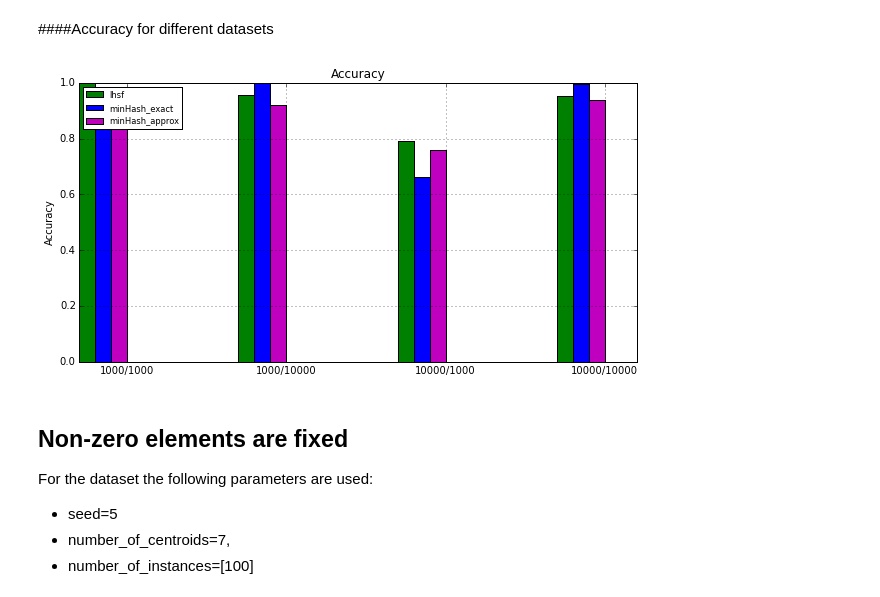
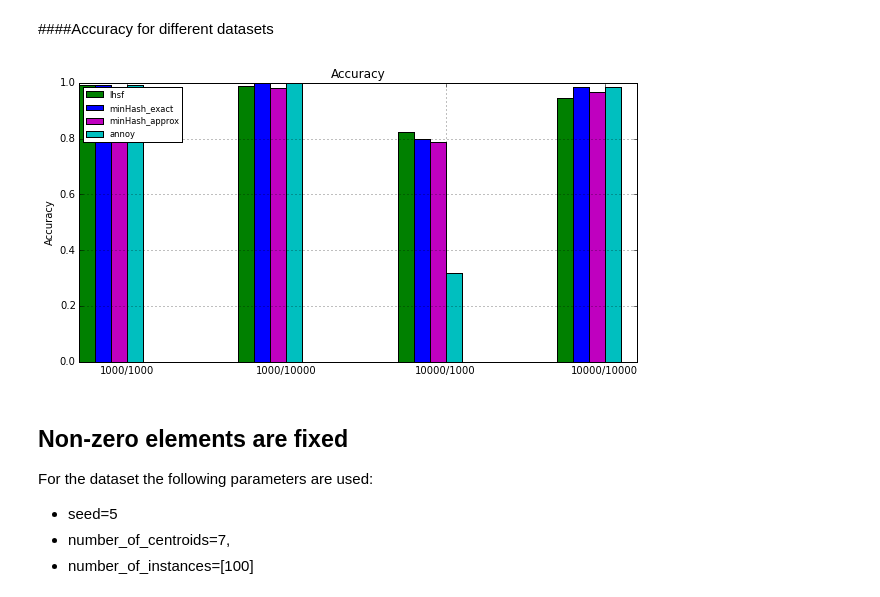
Before and after one commit to joachimwolff/sparse-neighbors-search, a Jupyter notebook: example/time.ipynb, the cells around one changed output. Saved outputs shown, nothing was run; the diff lists cells and outputs as text; code cells hidden in the pictures.

```diff
--- a/example/time.ipynb
+++ b/example/time.ipynb
@@ -113,11 +129,11 @@ plotData(data=returnValues[9:15], color=["r", "b", "m", "g"], label=["sklearn",
 # %% [markdown]
 ####Accuracy for different datasets
 # %%
-plotData(data=returnValues[15:], color=["g", "b", "m"], label=["lhsf", "minHash_exact", "minHash_approx"],
+plotData(data=returnValues[13:], color=["g", "b", "m", "c"], label=["lhsf", "minHash_exact", "minHash_approx", "annoy"],
         xticks=xticks, ylabel="Accuracy", number_of_instances=len(number_of_instances),
         number_of_features=len(number_of_features), title='Accuracy', log=False)
 # %% [output]
-[figure, old version]
+[figure, new version]
 # %% [markdown]
 ## Non-zero elements are fixed
 
```
Also changed, not shown: parts of 9 cells of this notebook, 1 other file.
